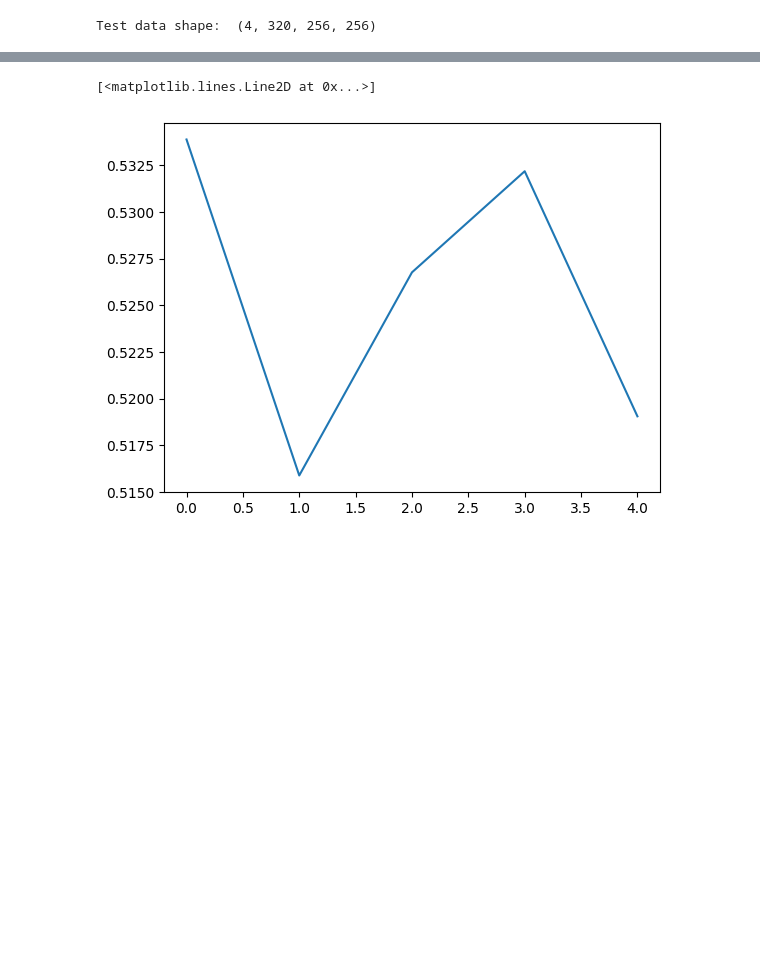
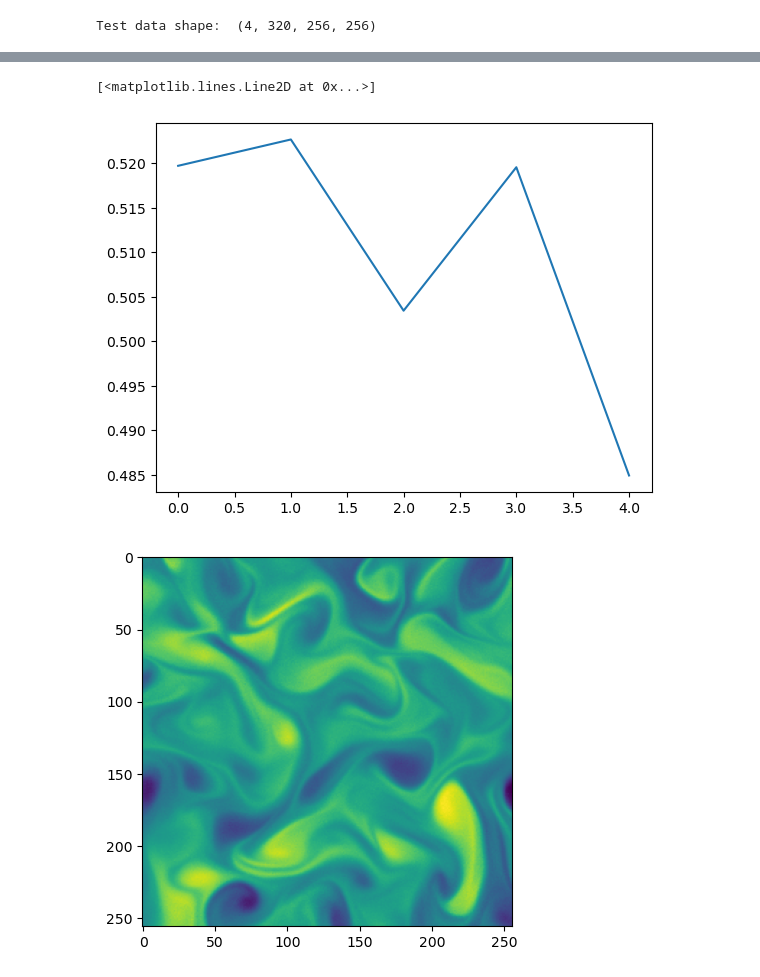
Before and after one commit to baristuran/baris-personal, a Jupyter notebook: data_assimilation.ipynb, the cells around one changed output, grey strips where cells are left out. Cells and saved outputs as stored; diff of their text form; code cells hidden in the pictures; blank space fills up the shorter version.

```diff
--- a/data_assimilation.ipynb
+++ b/data_assimilation.ipynb
@@ -182,7 +182,7 @@ Generated Image PSNR:  30.297289641564866
 import os
 sparse_measurement = torch.tensor(interpolated_sparse_measurement, dtype=torch.float32).unsqueeze(0).unsqueeze(0).to(device)
 S = [10,20,30,40,50]
-K = 1
+K = 2
 path = "/home/baris/Documents/DDSim/baris-personal/sparse/"
 path_K = os.path.join(path, "K_" + str(K))
 path_K_str = path + "K_" + str(K)
@@ -195,8 +195,10 @@ if not os.path.exists(path_K):
 SSIM_Sparse_List = []
 SSIM_List = []
 
+figure, axis = plt.subplots()
+figure2, axis2 = plt.subplots()
 for s in S:
-    steps = np.ones((K,), dtype=np.int16) * 50
+    steps = np.ones((K,), dtype=np.int16) * s
     generated_image = denoise(sparse_measurement, model,steps=steps, K=K, beta_max=0.002, output_freq=10).squeeze().detach().cpu().numpy()
     PSNR = peak_signal_noise_ratio(test_snapshot, generated_image, data_range=2.0)
     SSIM = structural_similarity(test_snapshot, generated_image, data_range=2.0)
@@ -205,11 +207,11 @@ for s in S:
     print(f"Input SSIM: {SSIM_Sparse}")
     print(f"Generated Image SSIM: {SSIM}")
     print(f"Generated Image PSNR: {PSNR}")
-    #plt.imshow(generated_image)
-    #plt.savefig(path_K_str + "/S_" + str(s))
+    plt.imshow(generated_image)
+    plt.savefig(path_K_str + "/S_" + str(s))
     SSIM_List.append(SSIM)
     SSIM_Sparse_List.append(SSIM_Sparse_List)
 
-plt.plot(SSIM_List)
+axis.plot(SSIM_List)
 # %% [output]
 S = 10
@@ -235,2 +237,3 @@ Generated Image PSNR: 26.01345613626339
 [<matplotlib.lines.Line2D at 0x...>]
-[figure, old version]
+[figure, new version]
+[figure, added]
```
Also changed, not shown: parts of 4 cells of this notebook, 1 other file.
